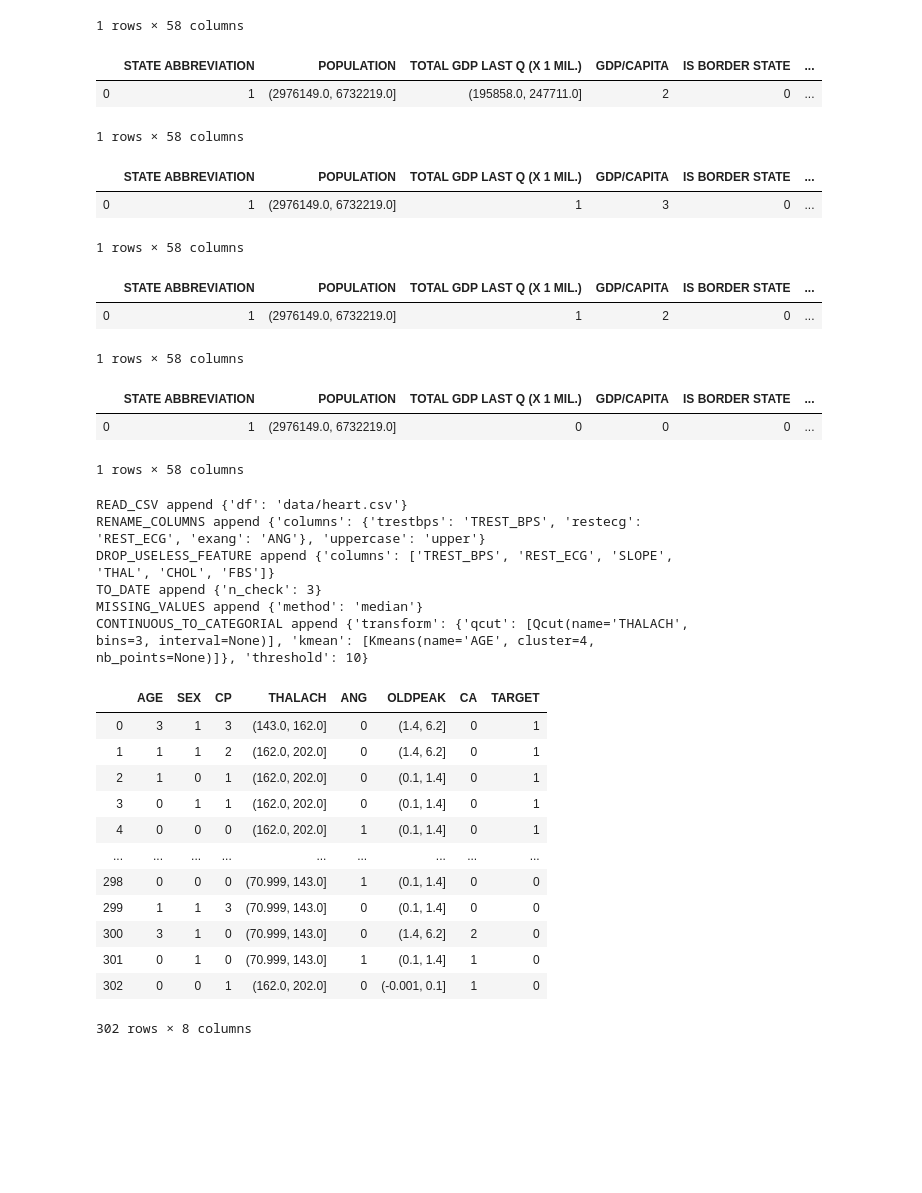
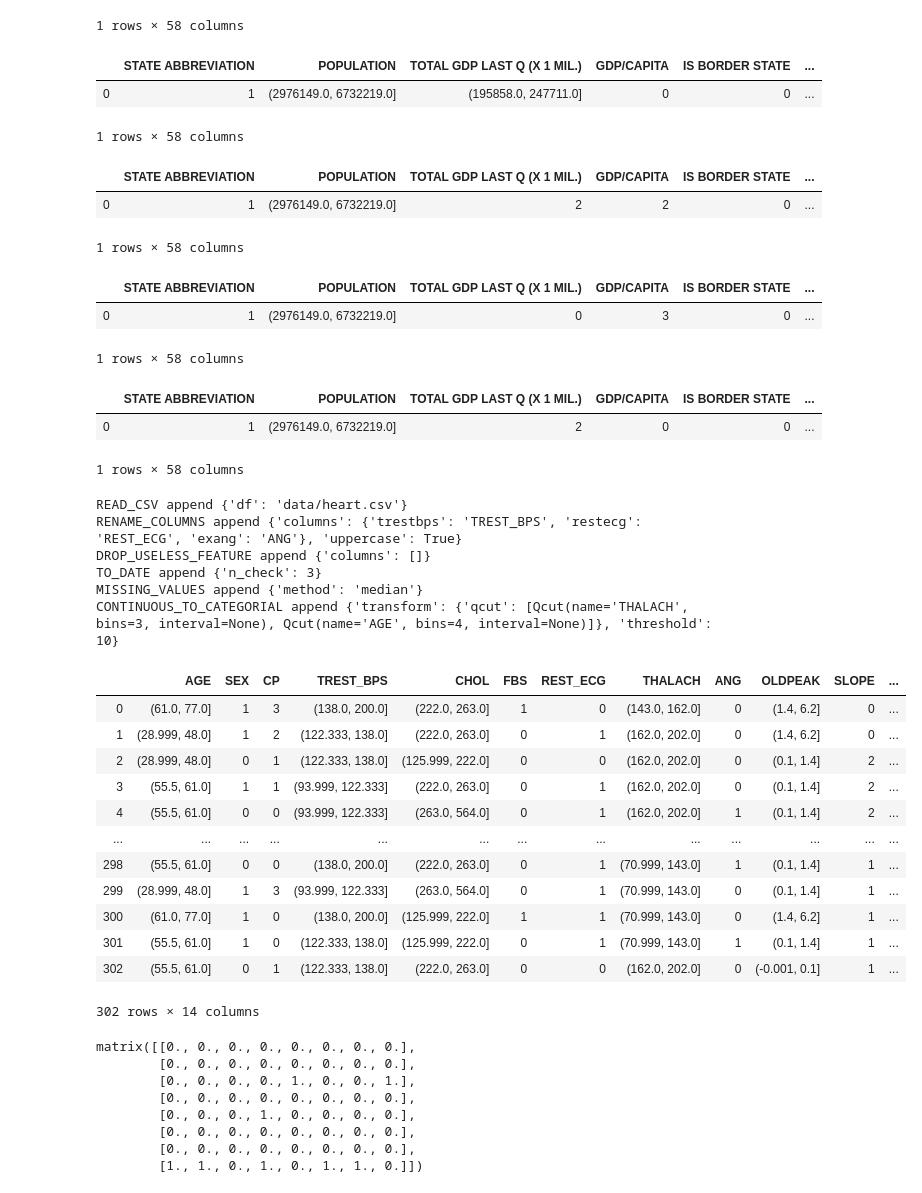
Before and after one commit to kcelia/Bayesian_Network, a Jupyter notebook: Cleaning_Dataframe.ipynb, the cells around one changed output. Cells and saved outputs as stored; diff of their text form; code cells hidden in the pictures; blank space fills up the shorter version.

```diff
--- a/Cleaning_Dataframe.ipynb
+++ b/Cleaning_Dataframe.ipynb
@@ -61,6 +62,10 @@ def buil_graph(model: Callable, columns: List, title: str="ex.html") -> None:
     got_net.from_nx(networkx.relabel_nodes(G, {i: s for i, s in enumerate(columns)}))
     got_net.show(title)
 # %%
+Q = namedtuple('Qcut', ['name', 'bins', "interval"], defaults=[None])
+K = namedtuple('Kmeans', ['name', 'cluster', 'nb_points'], defaults=[None])
+
+
 class ProcessingOrder:
     """
     This function imposes an ORDER of execution (some operations must be executed before others).
@@ -111,10 +116,9 @@ class ProcessingDataFrame:
 
         """
         if type(df) == str:
-            try:
-                self.data = pd.read_csv(filepath_or_buffer=df).dropna(how="all").drop_duplicates()
-            except:
-                print(f"Error occurred while reading the file {filename}")
+            with open(df, 'r') as csvfile:
+                delimiter = csv.Sniffer().sniff(csvfile.read()).delimiter
+                self.data = pd.read_csv(filepath_or_buffer=df, sep=delimiter).dropna(how="all").drop_duplicates()
         else:
             self.data = df.copy()
 
@@ -168,7 +172,7 @@ class ProcessingDataFrame:
         """
 
         health_check = lambda column: (sum([bool(re.search(pattern, value)) for value in self.data[column].sample(n_check)])) == n_check
-        date_columns = [column for column in self.data.columns
+        date_columns = [column for column in self.data.select_dtypes(include=['object']).columns
                         if re.search("date", column.lower()) and health_check(column)]
 
         for col in date_columns:
@@ -379,7 +383,7 @@ p = ProcessingDataFrame() \
 p.data.head(1)
 # %% [output]
 |  | STATE ABBREVIATION | POPULATION | TOTAL GDP LAST Q (X 1 MIL.) | GDP/CAPITA | IS BORDER STATE | ... |
-| 0 | 1 | (2976149.0, 6732219.0] | (195858.0, 247711.0] | 2 | 0 | ... |
+| 0 | 1 | (2976149.0, 6732219.0] | (195858.0, 247711.0] | 0 | 0 | ... |
 1 rows × 58 columns
 # %%
 # Example execution 6
@@ -403,7 +407,7 @@ p = ProcessingDataFrame() \
 p.data.head(1)
 # %% [output]
 |  | STATE ABBREVIATION | POPULATION | TOTAL GDP LAST Q (X 1 MIL.) | GDP/CAPITA | IS BORDER STATE | ... |
-| 0 | 1 | (2976149.0, 6732219.0] | 1 | 3 | 0 | ... |
+| 0 | 1 | (2976149.0, 6732219.0] | 2 | 2 | 0 | ... |
 1 rows × 58 columns
 # %%
 # Example execution 4
@@ -425,7 +429,7 @@ p = ProcessingDataFrame() \
 p.data.head(1)
 # %% [output]
 |  | STATE ABBREVIATION | POPULATION | TOTAL GDP LAST Q (X 1 MIL.) | GDP/CAPITA | IS BORDER STATE | ... |
-| 0 | 1 | (2976149.0, 6732219.0] | 1 | 2 | 0 | ... |
+| 0 | 1 | (2976149.0, 6732219.0] | 0 | 3 | 0 | ... |
 1 rows × 58 columns
 # %%
 # Example execution 6
@@ -449,42 +453,42 @@ p = ProcessingDataFrame() \
 p.data.head(1)
 # %% [output]
 |  | STATE ABBREVIATION | POPULATION | TOTAL GDP LAST Q (X 1 MIL.) | GDP/CAPITA | IS BORDER STATE | ... |
-| 0 | 1 | (2976149.0, 6732219.0] | 0 | 0 | 0 | ... |
+| 0 | 1 | (2976149.0, 6732219.0] | 2 | 0 | 0 | ... |
 1 rows × 58 columns
 # %%
 # Example execution 7
 
 # Another way to call ProcessingC
 p = ProcessingDataFrame(steps={
     'read_csv':
         {'df': "data/heart.csv"},
     'rename_columns':
-        {'columns': {"trestbps": "TREST_BPS", "restecg":"REST_ECG", "exang":"ANG"}, 'uppercase': "upper"},
+        {'columns': {"trestbps": "TREST_BPS", "restecg":"REST_ECG", "exang":"ANG"}, 'uppercase': True},
     'drop_useless_feature':
-        {'columns': ['TREST_BPS', 'REST_ECG', 'SLOPE',  'THAL', 'CHOL', 'FBS']},
+        {'columns': []},
     'to_date': {'n_check': 3},
     'missing_values': {'method': "median"},
     'continuous_to_categorial':
-        {'transform': {'qcut': [Q("THALACH", bins=3)], "kmean": [K("AGE", cluster=4)]}, 'threshold': 10}
+        {'transform': {'qcut': [Q("THALACH", bins=3),  Q("AGE", bins=4)]}, 'threshold': 10}
 }).fit()
 p.data
 # %% [output]
 READ_CSV append {'df': 'data/heart.csv'}
-RENAME_COLUMNS append {'columns': {'trestbps': 'TREST_BPS', 'restecg': 'REST_ECG', 'exang': 'ANG'}, 'uppercase': 'upper'}
-DROP_USELESS_FEATURE append {'columns': ['TREST_BPS', 'REST_ECG', 'SLOPE', 'THAL', 'CHOL', 'FBS']}
+RENAME_COLUMNS append {'columns': {'trestbps': 'TREST_BPS', 'restecg': 'REST_ECG', 'exang': 'ANG'}, 'uppercase': True}
+DROP_USELESS_FEATURE append {'columns': []}
 TO_DATE append {'n_check': 3}
 MISSING_VALUES append {'method': 'median'}
-CONTINUOUS_TO_CATEGORIAL append {'transform': {'qcut': [Qcut(name='THALACH', bins=3, interval=None)], 'kmean': [Kmeans(name='AGE', cluster=4, nb_points=None)]}, 'threshold': 10}
+CONTINUOUS_TO_CATEGORIAL append {'transform': {'qcut': [Qcut(name='THALACH', bins=3, interval=None), Qcut(name='AGE', bins=4, interval=None)]}, 'threshold': 10}
-|  | AGE | SEX | CP | THALACH | ANG | OLDPEAK | CA | TARGET |
-| 0 | 3 | 1 | 3 | (143.0, 162.0] | 0 | (1.4, 6.2] | 0 | 1 |
-| 1 | 1 | 1 | 2 | (162.0, 202.0] | 0 | (1.4, 6.2] | 0 | 1 |
-| 2 | 1 | 0 | 1 | (162.0, 202.0] | 0 | (0.1, 1.4] | 0 | 1 |
-| 3 | 0 | 1 | 1 | (162.0, 202.0] | 0 | (0.1, 1.4] | 0 | 1 |
-| 4 | 0 | 0 | 0 | (162.0, 202.0] | 1 | (0.1, 1.4] | 0 | 1 |
-| ... | ... | ... | ... | ... | ... | ... | ... | ... |
-| 298 | 0 | 0 | 0 | (70.999, 143.0] | 1 | (0.1, 1.4] | 0 | 0 |
-| 299 | 1 | 1 | 3 | (70.999, 143.0] | 0 | (0.1, 1.4] | 0 | 0 |
-| 300 | 3 | 1 | 0 | (70.999, 143.0] | 0 | (1.4, 6.2] | 2 | 0 |
-| 301 | 0 | 1 | 0 | (70.999, 143.0] | 1 | (0.1, 1.4] | 1 | 0 |
-| 302 | 0 | 0 | 1 | (162.0, 202.0] | 0 | (-0.001, 0.1] | 1 | 0 |
+|  | AGE | SEX | CP | TREST_BPS | CHOL | FBS | REST_ECG | THALACH | ANG | OLDPEAK | SLOPE | ... |
+| 0 | (61.0, 77.0] | 1 | 3 | (138.0, 200.0] | (222.0, 263.0] | 1 | 0 | (143.0, 162.0] | 0 | (1.4, 6.2] | 0 | ... |
+| 1 | (28.999, 48.0] | 1 | 2 | (122.333, 138.0] | (222.0, 263.0] | 0 | 1 | (162.0, 202.0] | 0 | (1.4, 6.2] | 0 | ... |
+| 2 | (28.999, 48.0] | 0 | 1 | (122.333, 138.0] | (125.999, 222.0] | 0 | 0 | (162.0, 202.0] | 0 | (0.1, 1.4] | 2 | ... |
+| 3 | (55.5, 61.0] | 1 | 1 | (93.999, 122.333] | (222.0, 263.0] | 0 | 1 | (162.0, 202.0] | 0 | (0.1, 1.4] | 2 | ... |
+| 4 | (55.5, 61.0] | 0 | 0 | (93.999, 122.333] | (263.0, 564.0] | 0 | 1 | (162.0, 202.0] | 1 | (0.1, 1.4] | 2 | ... |
+| ... | ... | ... | ... | ... | ... | ... | ... | ... | ... | ... | ... | ... |
+| 298 | (55.5, 61.0] | 0 | 0 | (138.0, 200.0] | (222.0, 263.0] | 0 | 1 | (70.999, 143.0] | 1 | (0.1, 1.4] | 1 | ... |
+| 299 | (28.999, 48.0] | 1 | 3 | (93.999, 122.333] | (263.0, 564.0] | 0 | 1 | (70.999, 143.0] | 0 | (0.1, 1.4] | 1 | ... |
+| 300 | (61.0, 77.0] | 1 | 0 | (138.0, 200.0] | (125.999, 222.0] | 1 | 1 | (70.999, 143.0] | 0 | (1.4, 6.2] | 1 | ... |
+| 301 | (55.5, 61.0] | 1 | 0 | (122.333, 138.0] | (125.999, 222.0] | 0 | 1 | (70.999, 143.0] | 1 | (0.1, 1.4] | 1 | ... |
+| 302 | (55.5, 61.0] | 0 | 1 | (122.333, 138.0] | (222.0, 263.0] | 0 | 0 | (162.0, 202.0] | 0 | (-0.001, 0.1] | 1 | ... |
-302 rows × 8 columns
+302 rows × 14 columns
@@ -490,0 +524,12 @@ CONTINUOUS_TO_CATEGORIAL append {'transform': {'qcut': [Qcut(name='THALACH', bin
+# %%
+A = nx.to_scipy_sparse_matrix(GG)
+A.todense()
+# %% [output]
+matrix([[0., 0., 0., 0., 0., 0., 0., 0.],
+        [0., 0., 0., 0., 0., 0., 0., 0.],
+        [0., 0., 0., 0., 1., 0., 0., 1.],
+        [0., 0., 0., 0., 0., 0., 0., 0.],
+        [0., 0., 0., 1., 0., 0., 0., 0.],
+        [0., 0., 0., 0., 0., 0., 0., 0.],
+        [0., 0., 0., 0., 0., 0., 0., 0.],
+        [1., 1., 0., 1., 0., 1., 1., 0.]])
```
Also changed, not shown: parts of 9 cells of this notebook.
